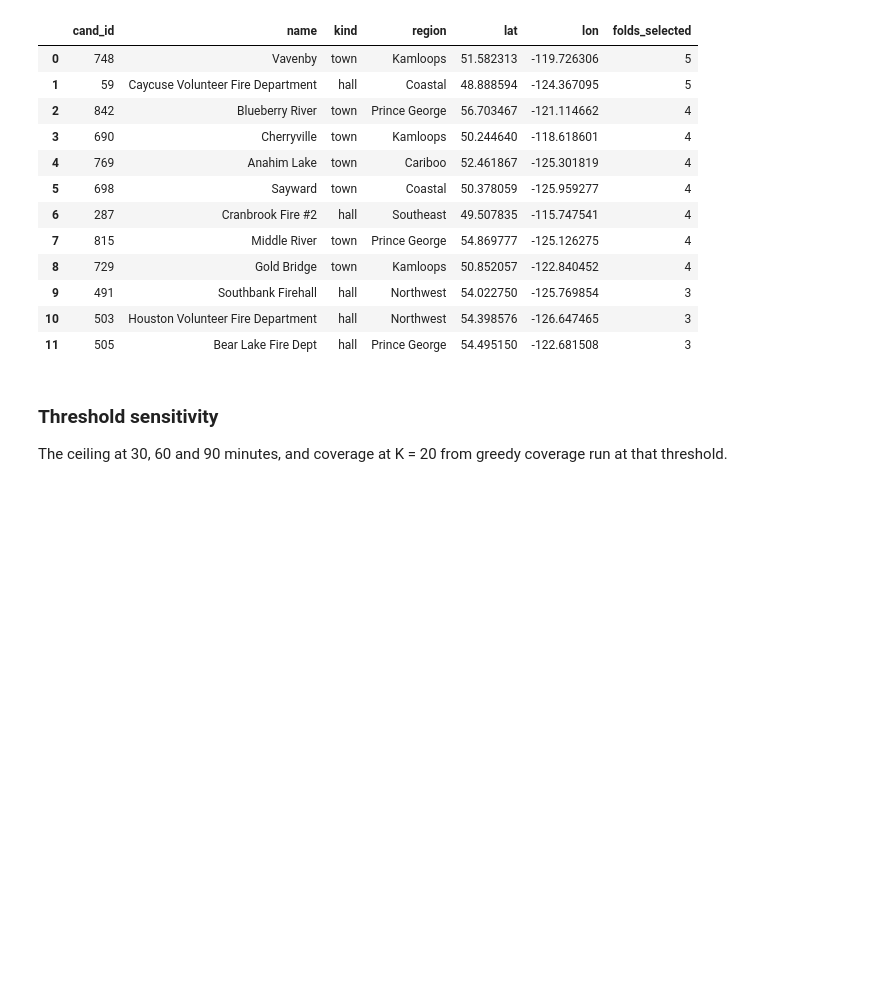
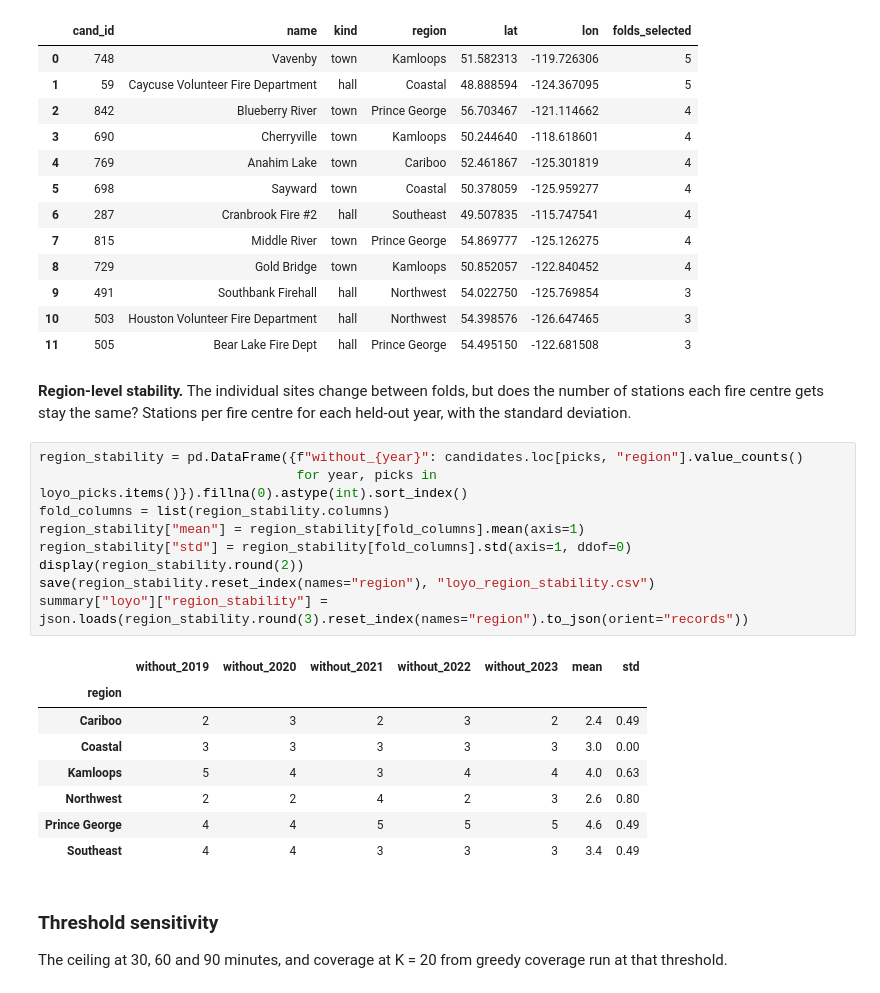
Before and after one commit to ChaitanyaMittal27/ember-command, a Jupyter notebook: notebooks/05_optimize.ipynb, the cells around one changed output. Saved outputs shown, nothing was run; the diff lists cells and outputs as text; blank space fills up the shorter version.

```diff
--- a/notebooks/05_optimize.ipynb
+++ b/notebooks/05_optimize.ipynb
@@ -511,6 +581,27 @@ Mean pairwise Jaccard between folds: 0.30 (min 0.18, max 0.48)
 | 9 | 491 | Southbank Firehall | hall | Northwest | 54.022750 | -125.769854 | 3 |
 | 10 | 503 | Houston Volunteer Fire Department | hall | Northwest | 54.398576 | -126.647465 | 3 |
 | 11 | 505 | Bear Lake Fire Dept | hall | Prince George | 54.495150 | -122.681508 | 3 |
+# %% [markdown]
+**Region-level stability.** The individual sites change between folds, but does the number of stations each
+fire centre gets stay the same? Stations per fire centre for each held-out year, with the standard deviation.
+# %%
+region_stability = pd.DataFrame({f"without_{year}": candidates.loc[picks, "region"].value_counts()
+                                 for year, picks in loyo_picks.items()}).fillna(0).astype(int).sort_index()
+fold_columns = list(region_stability.columns)
+region_stability["mean"] = region_stability[fold_columns].mean(axis=1)
+region_stability["std"] = region_stability[fold_columns].std(axis=1, ddof=0)
+display(region_stability.round(2))
+save(region_stability.reset_index(names="region"), "loyo_region_stability.csv")
+summary["loyo"]["region_stability"] = json.loads(region_stability.round(3).reset_index(names="region").to_json(orient="records"))
+# %% [output]
+|  | without_2019 | without_2020 | without_2021 | without_2022 | without_2023 | mean | std |
+| region |  |  |  |  |  |  |  |
+| Cariboo | 2 | 3 | 2 | 3 | 2 | 2.4 | 0.49 |
+| Coastal | 3 | 3 | 3 | 3 | 3 | 3.0 | 0.00 |
+| Kamloops | 5 | 4 | 3 | 4 | 4 | 4.0 | 0.63 |
+| Northwest | 2 | 2 | 4 | 2 | 3 | 2.6 | 0.80 |
+| Prince George | 4 | 4 | 5 | 5 | 5 | 4.6 | 0.49 |
+| Southeast | 4 | 4 | 3 | 3 | 3 | 3.4 | 0.49 |
 # %% [markdown]
 ### Threshold sensitivity
 The ceiling at 30, 60 and 90 minutes, and coverage at K = 20 from greedy coverage run at that threshold.
```
Also changed, not shown: parts of 11 cells of this notebook, 2 other files.
